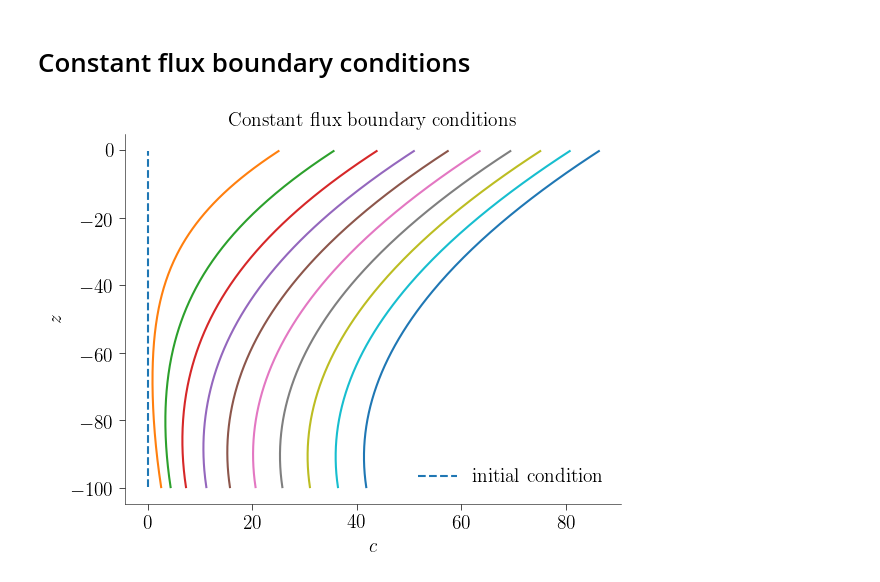
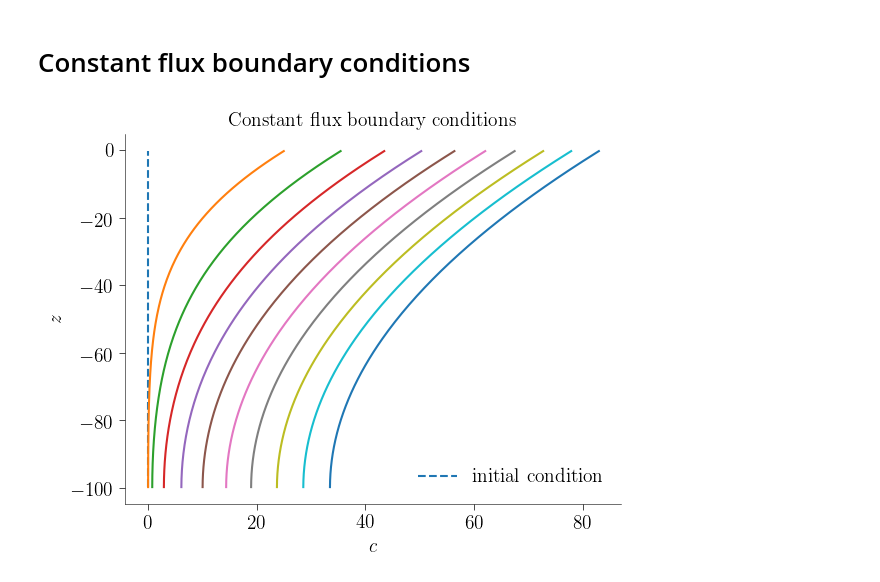
Before and after one commit to glwagner/OceanTurb.jl, a Jupyter notebook: examples/diffusion_example.ipynb, the cells around one changed output. Drawn from its saved outputs; the diff is of its cells as text; code cells hidden in the pictures.

```diff
--- a/examples/diffusion_example.ipynb
+++ b/examples/diffusion_example.ipynb
@@ -95,32 +95,32 @@ legend();
 # %%
 # Re-initialize the solution
 model.solution.c = 0
 
 # Set constant boundary conditions at top and bottom
 top_bc = FluxBC(Top, -1.0)
-bottom_bc = FluxBC(Bottom, 0.1)
+bottom_bc = FluxBC(Bottom, 0.0)
 
 set_bcs!(model, c=(bottom_bc, top_bc))
 
 # Initialize plotting
 ax, fig = subplots()
 xlabel(L"c")
 ylabel(L"z")
 title("Constant flux boundary conditions")
 cornerspines()
 
 plot(model.solution.c.data, zdata(model.solution.c), "--", label="initial condition")
 
 # Run the model
 dt = 0.01
 nt = 50000
 ni = 10
 
 for i = 1:ni
     iterate!(model, dt, nt)
     plot(model.solution.c.data, zdata(model.solution.c))
 end
 
 legend();
 # %% [output]
-[figure, old version]
+[figure, new version]
```
Also changed, not shown: 1 other file.
